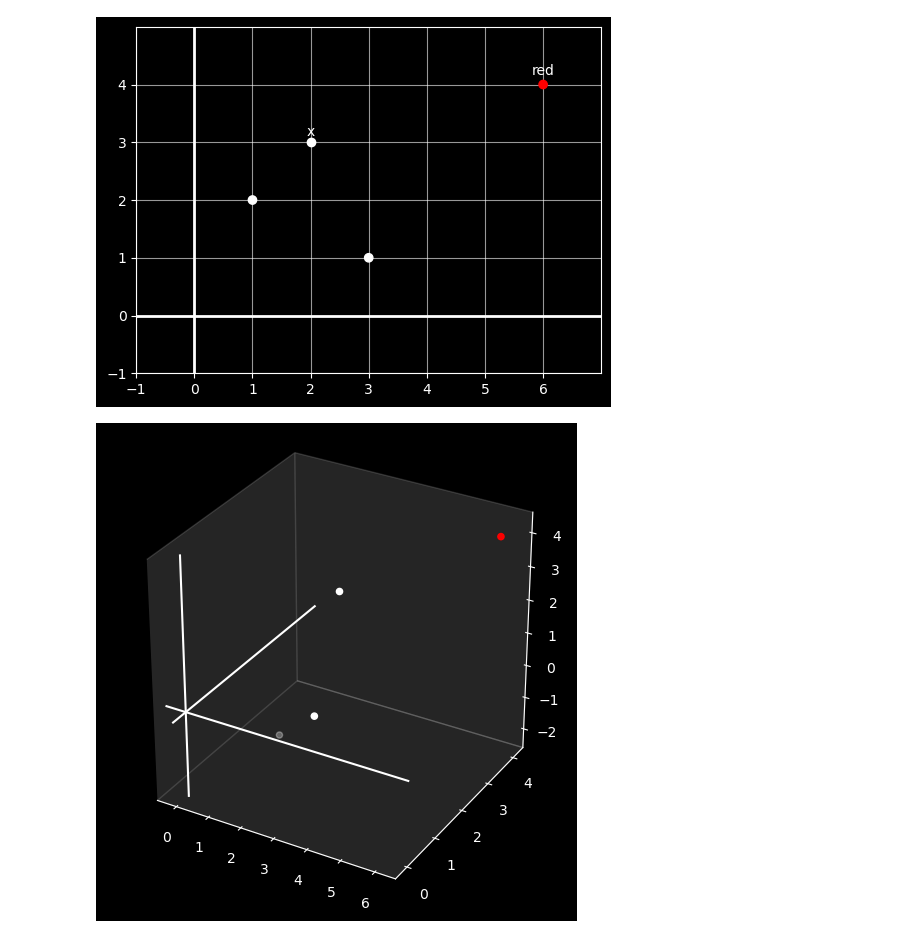
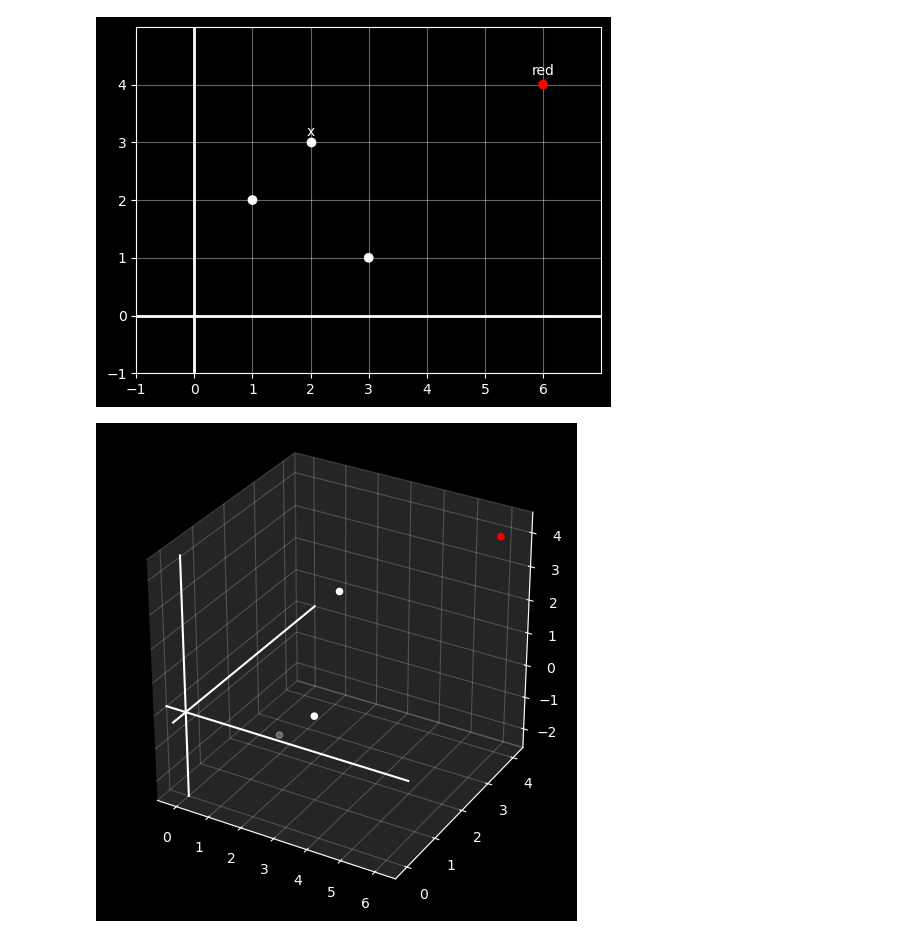
Before and after one commit to yourpalmark/math, a Jupyter notebook: Linear Algebra/Chapter 00.ipynb, the cells around one changed output. Drawn from its saved outputs; the diff is of its cells as text; code cells hidden in the pictures.

Commit message:
Updated grid transparency

```diff
--- a/Linear Algebra/Chapter 00.ipynb
+++ b/Linear Algebra/Chapter 00.ipynb
@@ -25,9 +25,10 @@ draw2D(
 # %%
 pts = [(6,4,4,'red','red'), (3,1,0), (1,2,-2)]
 
 draw3D(
     Point3D(2, 3, 2, color="white", label="x"),
-    Points3D(*pts, color='white')
+    Points3D(*pts, color='white'),
+    grid=True
 )
 # %% [output]
-[figure, old version]
+[figure, new version]
```
Also changed, not shown: 2 other files.
